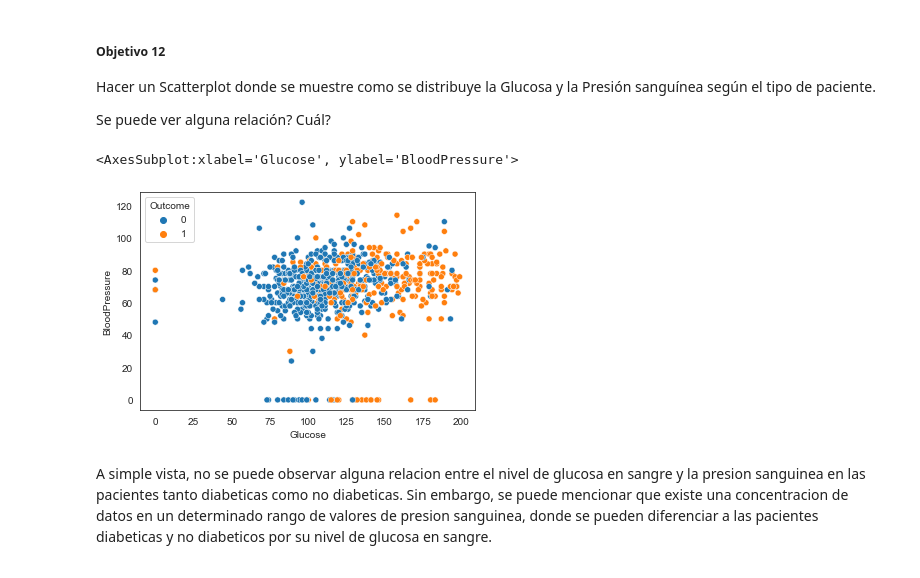
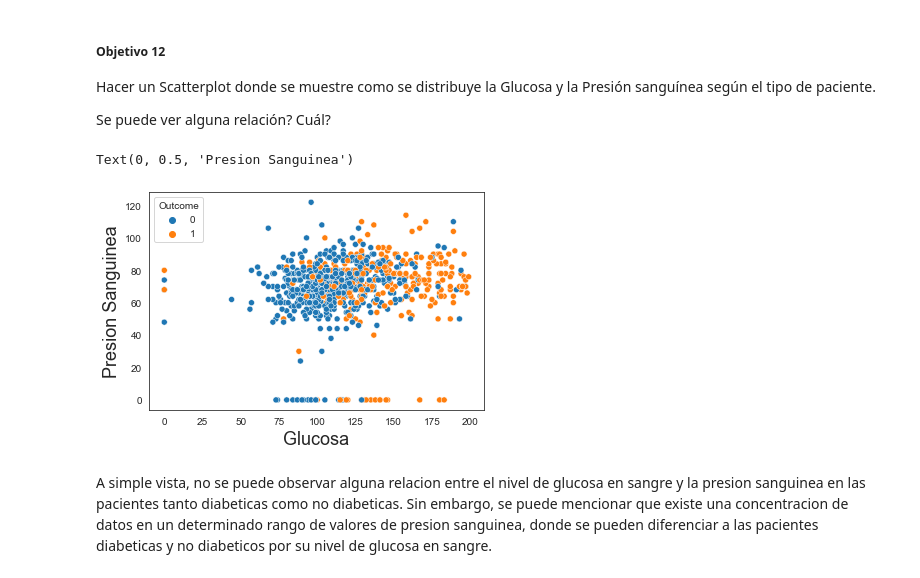
Before and after one commit to martinaiscar/data_science_utn_clusterai2022_middleprojects_aiscar, a Jupyter notebook: tp01/ClusterAI_TP1_EDA_martin_aiscar.ipynb, the cells around one changed output. Cells and saved outputs as stored; diff of their text form; code cells hidden in the pictures.

```diff
--- a/tp01/ClusterAI_TP1_EDA_martin_aiscar.ipynb
+++ b/tp01/ClusterAI_TP1_EDA_martin_aiscar.ipynb
@@ -242,9 +248,11 @@ Hacer un Scatterplot donde se muestre como se distribuye la Glucosa y la Presió
 Se puede ver alguna relación? Cuál?
 # %%
 sns.scatterplot(data=diabetes, x="Glucose", y="BloodPressure", hue="Outcome")
+plt.xlabel('Glucosa', size=18)
+plt.ylabel('Presion Sanguinea', size=18)
 # %% [output]
-<AxesSubplot:xlabel='Glucose', ylabel='BloodPressure'>
+Text(0, 0.5, 'Presion Sanguinea')
-[figure, old version]
+[figure, new version]
 # %% [markdown]
 A simple vista, no se puede observar alguna relacion entre el nivel de glucosa en sangre y la presion sanguinea en las pacientes tanto diabeticas como no diabeticas. Sin embargo, se puede mencionar que existe una concentracion de datos en un determinado rango de valores de presion sanguinea, donde se pueden diferenciar a las pacientes diabeticas y no diabeticos por su nivel de glucosa en sangre.
 # %% [markdown]
```
Also changed, not shown: parts of 8 cells of this notebook.
